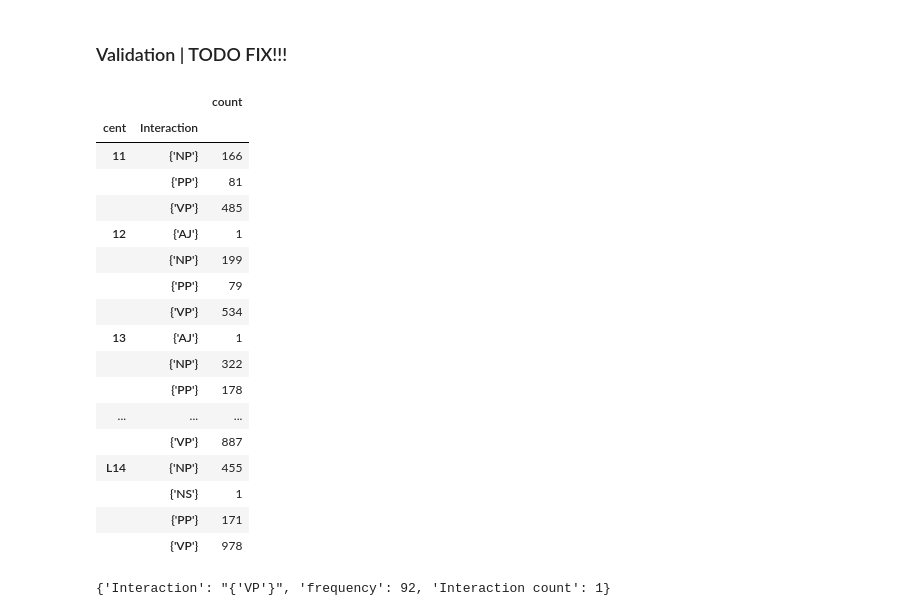
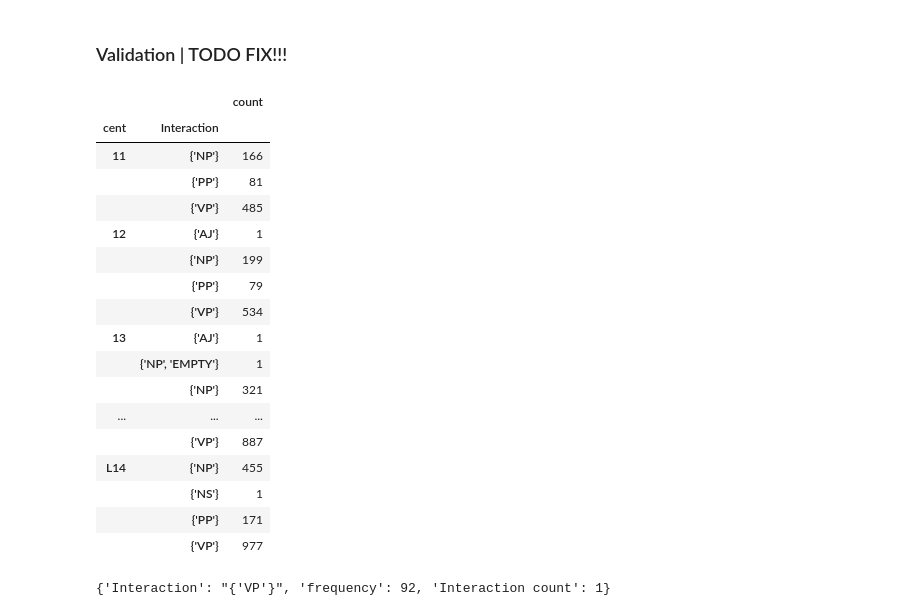
Before and after one commit to bravandi/hierarchical-syntactic-networks, a Jupyter notebook: polyarchy analysis.ipynb, the cells around one changed output. Cells and saved outputs as stored; diff of their text form; code cells hidden in the pictures.

```diff
--- a/polyarchy analysis.ipynb
+++ b/polyarchy analysis.ipynb
@@ -253,30 +269,35 @@ nodes_all_cent = set(syntactic_nets['Source']).union(set(syntactic_nets['Target'
 ### Validation | TODO FIX!!!
 # %%
 '''
-TOD FIX!
+TODO FIX!
 The ones with count = 1 seems to have an issue
 '''
 
-syntactic_nets.groupby(['cent', 'Interaction']).agg(count = ('Interaction', np.size))
+cent_interaction_count = syntactic_nets.groupby(['cent', 'Interaction']).agg(count = ('Interaction', np.size))
+if False:
+    cent_interaction_count.to_excel('cent_interaction_count.xlsx')
+    pass
+
+cent_interaction_count
 # %% [output]
 |  |  | count |
 | cent | Interaction |  |
 | 11 | {'NP'} | 166 |
 |  | {'PP'} | 81 |
 |  | {'VP'} | 485 |
 | 12 | {'AJ'} | 1 |
 |  | {'NP'} | 199 |
 |  | {'PP'} | 79 |
 |  | {'VP'} | 534 |
 | 13 | {'AJ'} | 1 |
-|  | {'NP'} | 322 |
-|  | {'PP'} | 178 |
+|  | {'NP', 'EMPTY'} | 1 |
+|  | {'NP'} | 321 |
 | ... | ... | ... |
 |  | {'VP'} | 887 |
 | L14 | {'NP'} | 455 |
 |  | {'NS'} | 1 |
 |  | {'PP'} | 171 |
-|  | {'VP'} | 978 |
+|  | {'VP'} | 977 |
 # %%
 G.get_edge_data('AX werden','PP er')
 # cent_df
```
Also changed, not shown: parts of 26 cells of this notebook.
